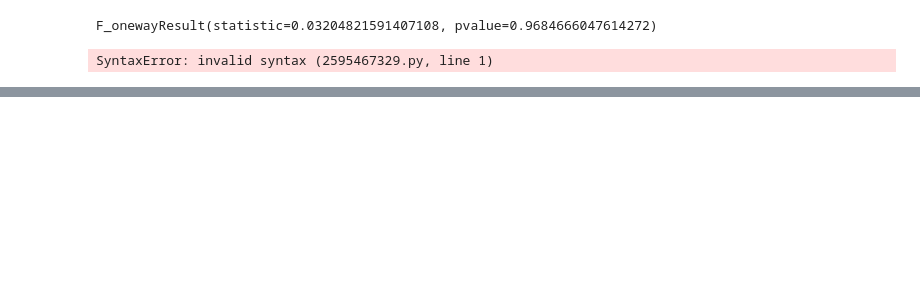
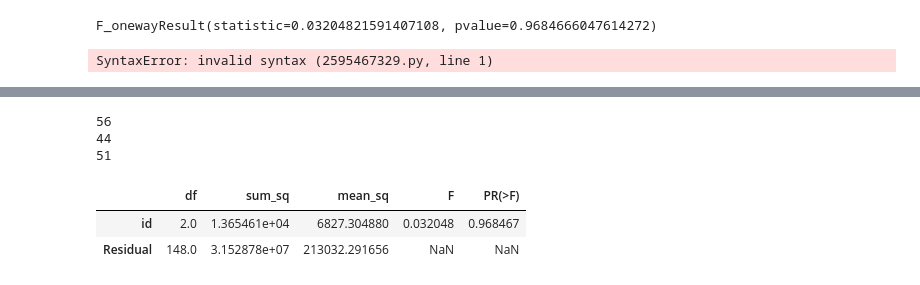
Before and after one commit to sepeca15/algorithm-optimization-project-machine-learning, a Jupyter notebook: notebook/Palmer_Penguins_Analysis copy (1).ipynb, the cells around one changed output, grey strips where cells are left out. Drawn from its saved outputs; the diff is of its cells as text; code cells hidden in the pictures; blank space fills up the shorter version.

```diff
--- a/notebook/Palmer_Penguins_Analysis copy (1).ipynb
+++ b/notebook/Palmer_Penguins_Analysis copy (1).ipynb
@@ -177,0 +199,9 @@ fig.show()
+# %%
+#mod = ols()
+print(len(adelie_dream))
+print(len(adelie_biscoe))
+print(len(adelie_torgersen))
+# %% [output]
+56
+44
+51
@@ -177,0 +215,7 @@ fig.show()
+# %%
+mod = ols('val ~ id', df_adelie).fit()
+sm.stats.anova_lm(mod, typ=1)
+# %% [output]
+|  | df | sum_sq | mean_sq | F | PR(>F) |
+| id | 2.0 | 1.365461e+04 | 6827.304880 | 0.032048 | 0.968467 |
+| Residual | 148.0 | 3.152878e+07 | 213032.291656 | NaN | NaN |
```
Also changed, not shown: parts of 5 cells of this notebook.
